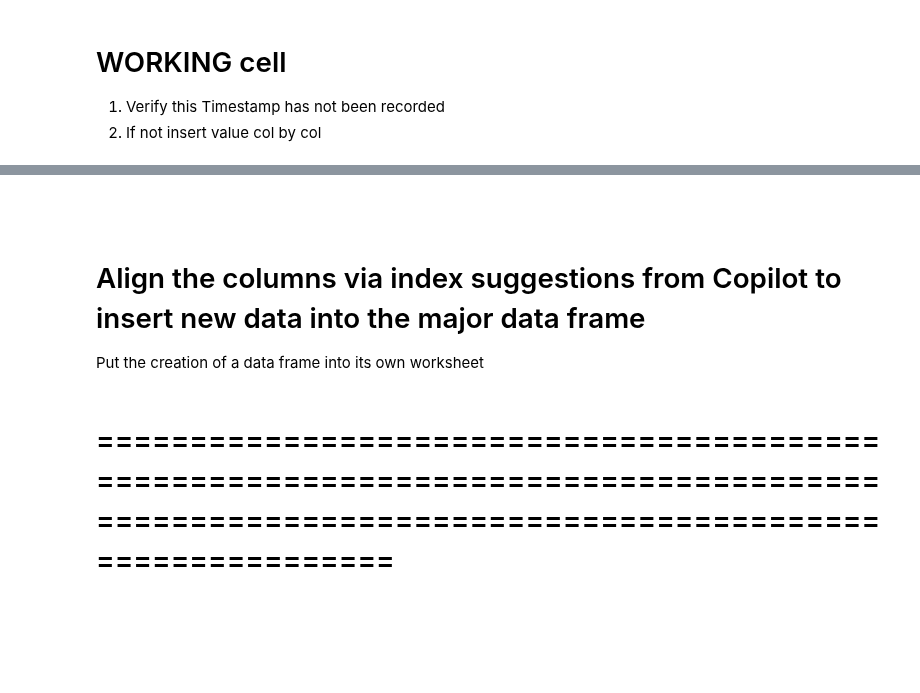
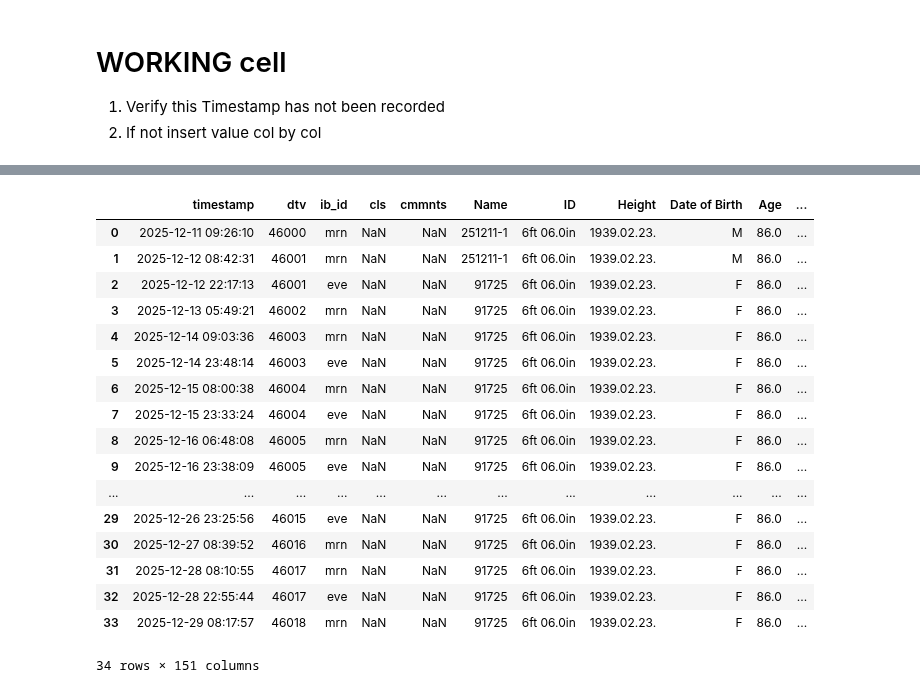
Before and after one commit to 1ratlabs/JL_2, a Jupyter notebook: col_wise_import.ipynb, the cells around one changed output, grey strips where cells are left out. Cells and saved outputs as stored; diff of their text form; code cells hidden in the pictures; blank space fills up the shorter version.

Commit message:
Developed all the way to the end creating a updated master file but a little

```diff
--- a/col_wise_import.ipynb
+++ b/col_wise_import.ipynb
@@ -286,0 +316,29 @@ def remove_ib_duplicates(df, subset_cols=None):
+# %%
+# def keep_only_new_timestamps(df_master, df_new, ts_col="timestamp")
+def keep_only_new_timestamps(df_master, df_new, ts_col="timestamp"):
+    """
+    Returns only the rows in df_new whose timestamps do NOT exist in df_master.
+
+    Parameters
+    ----------
+    df_master : pd.DataFrame
+        The master dataframe containing timestamps already ingested.
+    df_new : pd.DataFrame
+        The new dataframe to be filtered.
+    ts_col : str, optional
+        The name of the timestamp column (default is 'timestamp').
+
+    Returns
+    -------
+    pd.DataFrame
+        A filtered version of df_new containing only rows with timestamps
+        NOT present in df_master.
+    """
+
+    # Extract the set of timestamps already in the master
+    existing_ts = set(df_master[ts_col])
+
+    # Keep only rows whose timestamp is NOT in the master
+    df_filtered = df_new[~df_new[ts_col].isin(existing_ts)].copy()
+
+    return df_filtered
@@ -903,9 +734,0 @@ df_loaded["Age"]
-# %% [markdown]
-###
-# %% [markdown]
-
-# Align the columns via index suggestions from Copilot to insert new data into the major data frame
-
-Put the creation of a data frame into its own worksheet
-# %% [markdown]
-# ==============================================================================================================================================
@@ -946,0 +735,27 @@ media_lst = [
+# %%
+df_mf_ib77_nn_sn = keep_only_new_timestamps(
+    df_mf_ib_tst_nn,
+    df_mf_ib77_nn_s,
+    ts_col="timestamp"
+)
+# verify
+df_mf_ib77_nn_sn
+# %% [output]
+|  | timestamp | dtv | ib_id | cls | cmmnts | Name | ID | Height | Date of Birth | Age | ... |
+| 0 | 2025-12-11 09:26:10 | 46000 | mrn | NaN | NaN | 251211-1 | 6ft 06.0in | 1939.02.23. | M | 86.0 | ... |
+| 1 | 2025-12-12 08:42:31 | 46001 | mrn | NaN | NaN | 251211-1 | 6ft 06.0in | 1939.02.23. | M | 86.0 | ... |
+| 2 | 2025-12-12 22:17:13 | 46001 | eve | NaN | NaN | 91725 | 6ft 06.0in | 1939.02.23. | F | 86.0 | ... |
+| 3 | 2025-12-13 05:49:21 | 46002 | mrn | NaN | NaN | 91725 | 6ft 06.0in | 1939.02.23. | F | 86.0 | ... |
+| 4 | 2025-12-14 09:03:36 | 46003 | mrn | NaN | NaN | 91725 | 6ft 06.0in | 1939.02.23. | F | 86.0 | ... |
+| 5 | 2025-12-14 23:48:14 | 46003 | eve | NaN | NaN | 91725 | 6ft 06.0in | 1939.02.23. | F | 86.0 | ... |
+| 6 | 2025-12-15 08:00:38 | 46004 | mrn | NaN | NaN | 91725 | 6ft 06.0in | 1939.02.23. | F | 86.0 | ... |
+| 7 | 2025-12-15 23:33:24 | 46004 | eve | NaN | NaN | 91725 | 6ft 06.0in | 1939.02.23. | F | 86.0 | ... |
+| 8 | 2025-12-16 06:48:08 | 46005 | mrn | NaN | NaN | 91725 | 6ft 06.0in | 1939.02.23. | F | 86.0 | ... |
+| 9 | 2025-12-16 23:38:09 | 46005 | eve | NaN | NaN | 91725 | 6ft 06.0in | 1939.02.23. | F | 86.0 | ... |
+| ... | ... | ... | ... | ... | ... | ... | ... | ... | ... | ... | ... |
+| 29 | 2025-12-26 23:25:56 | 46015 | eve | NaN | NaN | 91725 | 6ft 06.0in | 1939.02.23. | F | 86.0 | ... |
+| 30 | 2025-12-27 08:39:52 | 46016 | mrn | NaN | NaN | 91725 | 6ft 06.0in | 1939.02.23. | F | 86.0 | ... |
+| 31 | 2025-12-28 08:10:55 | 46017 | mrn | NaN | NaN | 91725 | 6ft 06.0in | 1939.02.23. | F | 86.0 | ... |
+| 32 | 2025-12-28 22:55:44 | 46017 | eve | NaN | NaN | 91725 | 6ft 06.0in | 1939.02.23. | F | 86.0 | ... |
+| 33 | 2025-12-29 08:17:57 | 46018 | mrn | NaN | NaN | 91725 | 6ft 06.0in | 1939.02.23. | F | 86.0 | ... |
+34 rows × 151 columns
```
Also changed, not shown: parts of 101 cells of this notebook.
